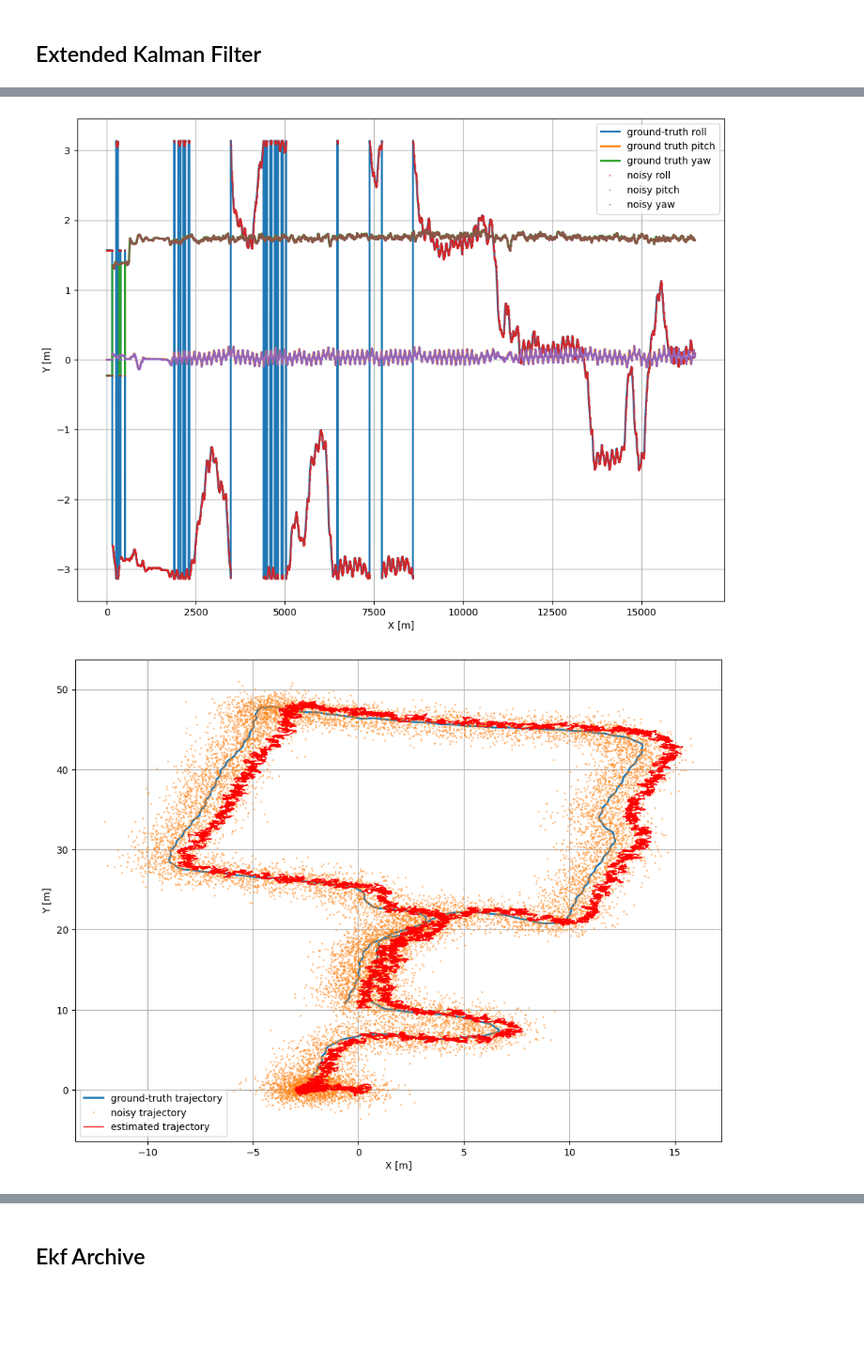
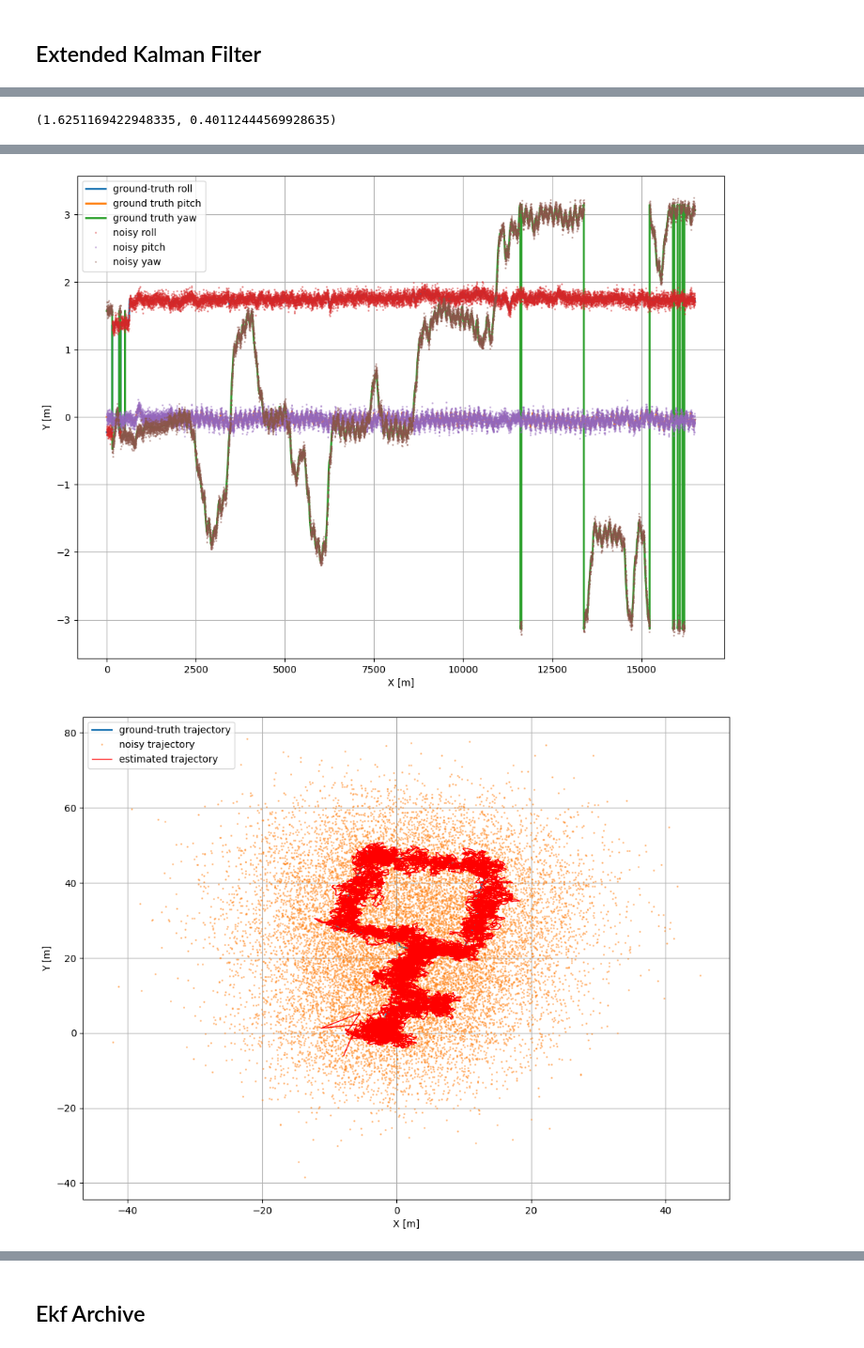
Before and after one commit to AndrewCheam/IMU_localisation, a Jupyter notebook: Oxiod/source/Baselines.ipynb, the cells around one changed output, grey strips where cells are left out. Shown at 94% size. Saved outputs shown, nothing was run; the diff lists cells and outputs as text; code cells hidden in the pictures; blank space fills up the shorter version.

```diff
--- a/Oxiod/source/Baselines.ipynb
+++ b/Oxiod/source/Baselines.ipynb
@@ -17,7 +17,7 @@ def test_kalman_filter(sample_data, gt_noise_std = 2, ori_noise_std = 0.05, std_
 
     time_arr = np.linspace(0, len(sample_data)*0.01, num = len(sample_data))
 
-    quaternion = sample_data[['rotation.w', 'rotation.x', 'rotation.y', 'rotation.z']].values
+    quaternion = sample_data[['rotation.x', 'rotation.y', 'rotation.z', 'rotation.w',]].values
 
     # Create a rotation object from the quaternion
     rotation = Rotation.from_quat(quaternion)
@@ -207,13 +207,37 @@ def test_kalman_filter(sample_data, gt_noise_std = 2, ori_noise_std = 0.05, std_
     pos_pred[:,1] = mu_y
 
 
-    compute_ate_rte(pos_pred, gt_trajectory_xy, 1)
+    ate, rte = compute_ate_rte(pos_pred, gt_trajectory_xy, 1)
+    print('ATE: ', ate)
+    print('RTE: ', rte)
+
+    return ate, rte
 # %%
 dataset_folder = osp.join(Path(os.getcwd()).parents[2], 'localisation_datasets')
 data = pd.read_csv(dataset_folder + '/Oxford Inertial Odometry Dataset/large scale/floor1/combined2.csv')
 
 sample_data = data.iloc[:16500]
 
-test_kalman_filter(sample_data, gt_noise_std = 1, ori_noise_std = 0, std_dev = 0.1)
+ate_list = []
+std_dev_list = []
+
+test_kalman_filter(sample_data, gt_noise_std = 10, ori_noise_std = 0.05, std_dev = 0.4)
+
+# for i in range(1,200, 5):
+#     i = i/100
+#     print('std_dev: ', i)
+#     ate, rte = test_kalman_filter(sample_data, gt_noise_std = 10, ori_noise_std = 0.05, std_dev = i)
+#     ate_list.append(ate)
+#     std_dev_list.append(i)
+
+# fig, ax = plt.subplots(1, 1, figsize=(12, 9))
+
+# ax.plot(std_dev_list, ate_list, lw=2, label='ate')
+
+
+# ax.set_xlabel('std_dev')
+# ax.set_ylabel('ate')
+# ax.legend()
+# ax.grid()
 # %% [output]
 (16500, 2)
@@ -219,0 +246 @@ test_kalman_filter(sample_data, gt_noise_std = 1, ori_noise_std = 0, std_dev = 0
+(1.6251169422948335, 0.40112444569928635)
@@ -221,2 +248,2 @@ test_kalman_filter(sample_data, gt_noise_std = 1, ori_noise_std = 0, std_dev = 0
-[figure, old version]
+[figure, new version]
-[figure, old version]
+[figure, new version]
```
Also changed, not shown: parts of 2 cells of this notebook, 4 other files.
